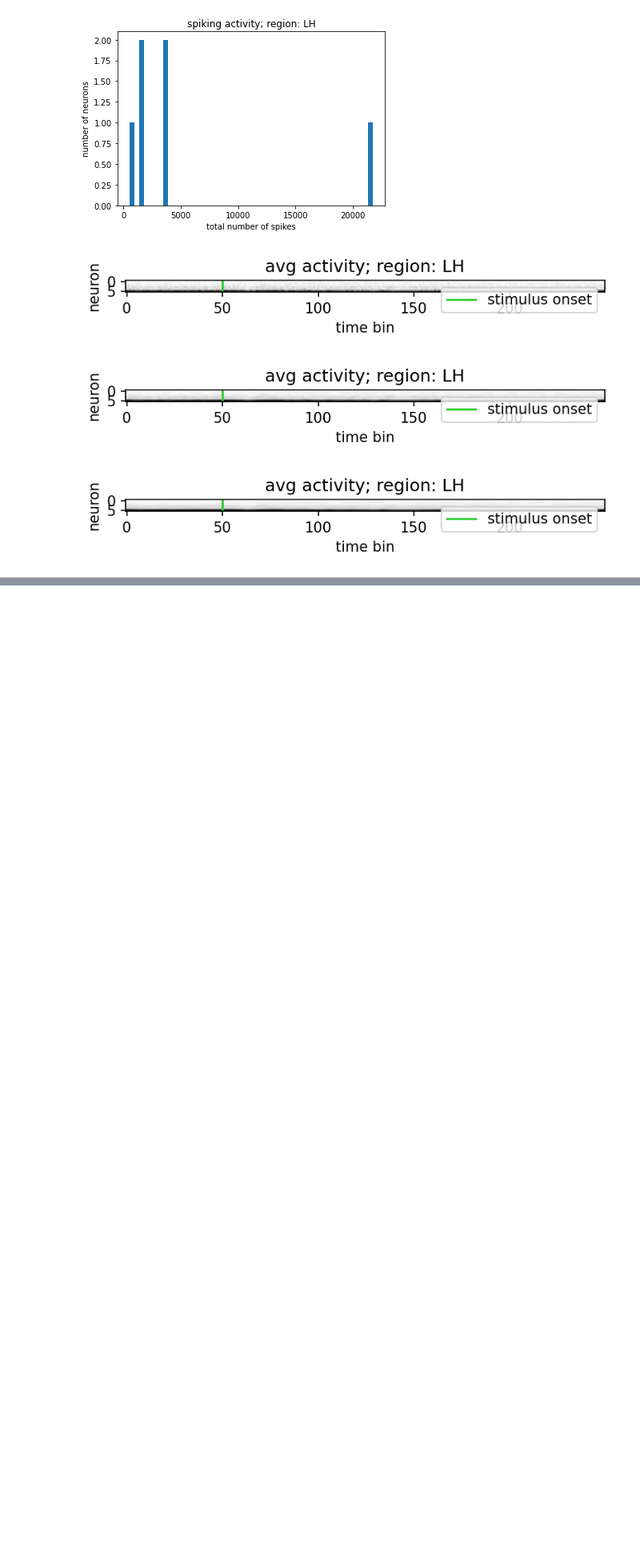
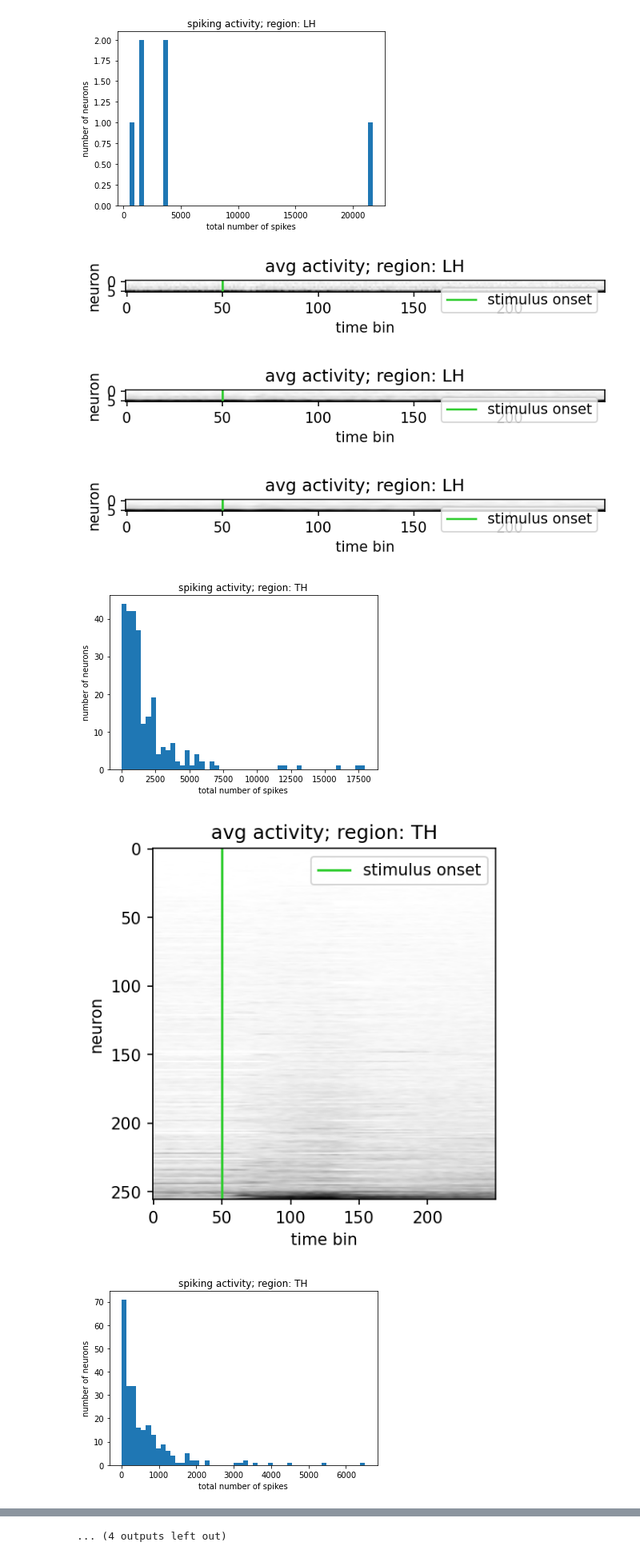
Before and after one commit to gumadeiras/neuromatch-academy, a Jupyter notebook: playground/plotting_one_region_many_recordings.ipynb, the cells around one changed output, grey strips where cells are left out. Shown at 80% size. Drawn from its saved outputs; the diff is of its cells as text; code cells hidden in the pictures; blank space fills up the shorter version.

Commit message:
added psth plot

```diff
--- a/playground/plotting_one_region_many_recordings.ipynb
+++ b/playground/plotting_one_region_many_recordings.ipynb
@@ -97,10 +97,14 @@ for recording, __ in rwr:
 # %%
 # find recordings with this region
 region = 'TH'
 rwr = recordings_with_region(alldat, region)
 for recording, __ in rwr:
     dat = alldat[recording]
     neurons = dat['brain_area'] == region
     neurons_spks = dat['spks'][neurons]
     plot_spiking_histogram_neurons_all_trials(neurons_spks, region, bins=50)
-    plot_average_activity_neurons_all_trials(neurons_spks, region)
+    plot_average_activity_neurons_all_trials(neurons_spks, region, sigma=2)
+# %% [output]
+[figure, added]
+[figure, added]
+[figure, added]
@@ -107,3 +120,4 @@ for recording, __ in rwr:
+... (4 outputs left out)
 # %%
 # find recordings with this region
 region = 'PAG'
```
Also changed, not shown: parts of 2 cells of this notebook, 2 other files.
